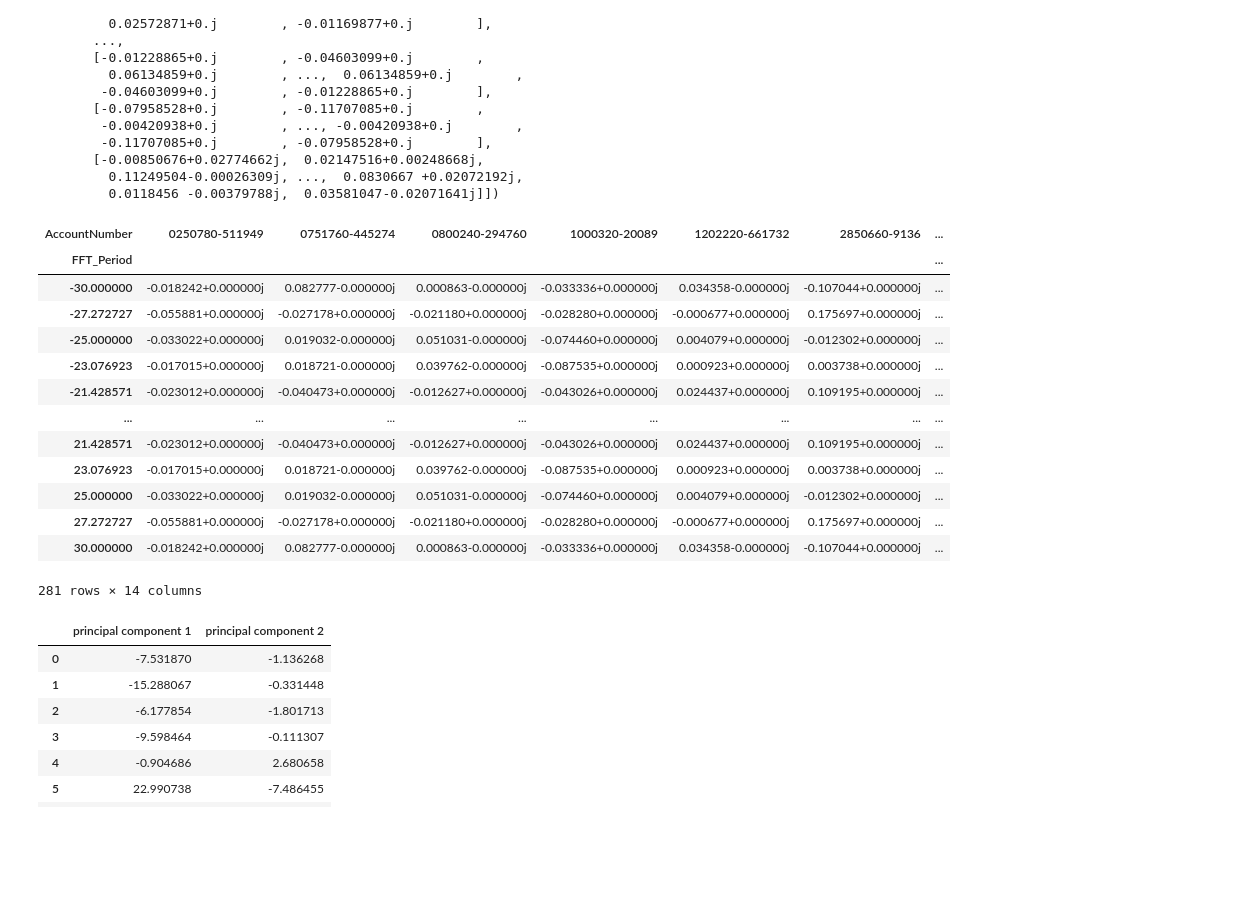
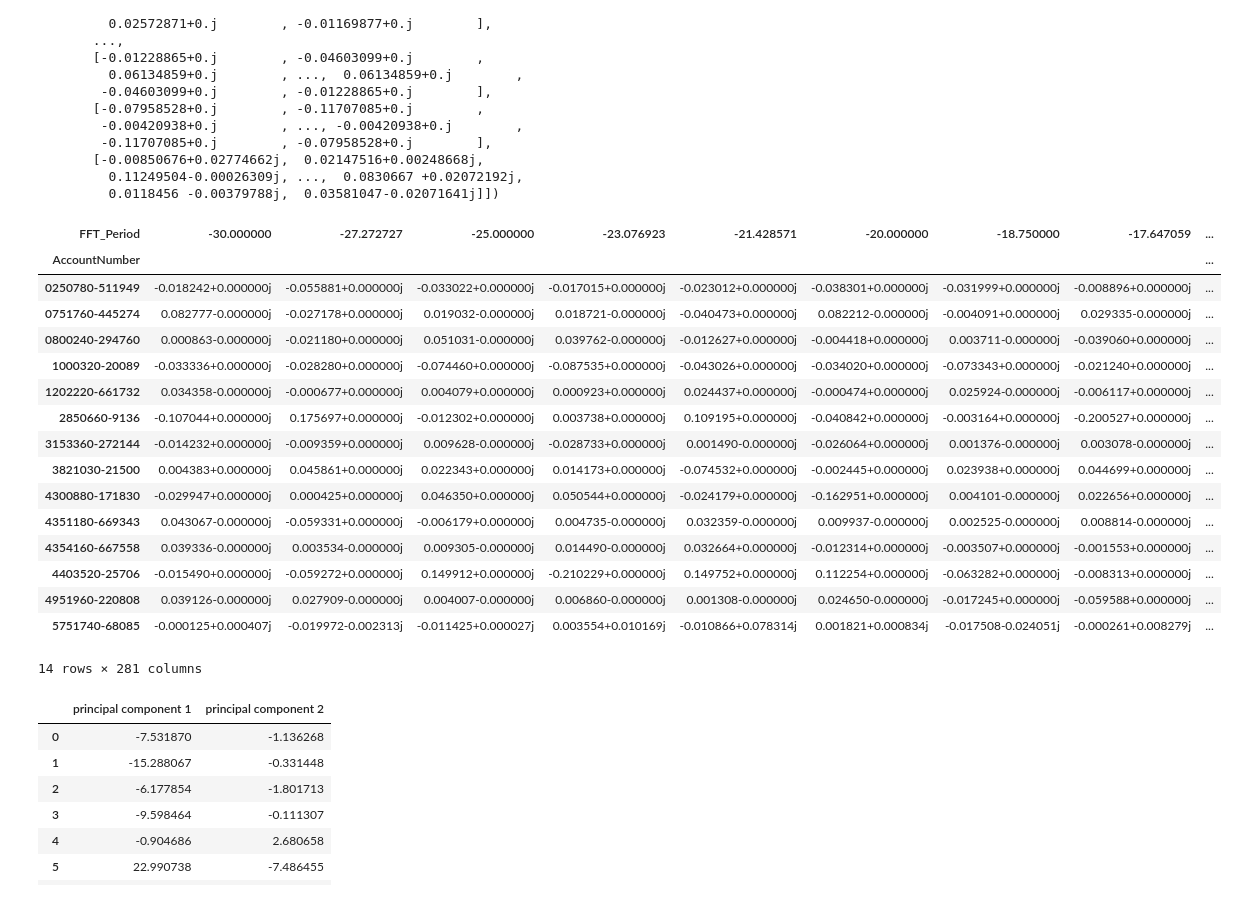
Before and after one commit to Starfarmer2/DIIG_Aquatrax_F23, a Jupyter notebook: src/Small_Leaks/PCA_Caroline.ipynb, the cells around one changed output. Drawn from its saved outputs; the diff is of its cells as text; code cells hidden in the pictures; blank space fills up the shorter version.

```diff
--- a/src/Small_Leaks/PCA_Caroline.ipynb
+++ b/src/Small_Leaks/PCA_Caroline.ipynb
@@ -358,23 +358,26 @@ array([[ 0.06399779+0.j        ,  0.07058377+0.j        ,
          0.0118456 -0.00379788j,  0.03581047-0.02071641j]])
 # %%
 final_data = feature_vector.transpose()*normalized_df.transpose()
-final_data
+final_data.transpose()
 #idk if this is right. Need to relable the column names too I think
 # %% [output]
-| AccountNumber | 0250780-511949 | 0751760-445274 | 0800240-294760 | 1000320-20089 | 1202220-661732 | 2850660-9136 | ... |
-| FFT_Period |  |  |  |  |  |  | ... |
-| -30.000000 | -0.018242+0.000000j | 0.082777-0.000000j | 0.000863-0.000000j | -0.033336+0.000000j | 0.034358-0.000000j | -0.107044+0.000000j | ... |
-| -27.272727 | -0.055881+0.000000j | -0.027178+0.000000j | -0.021180+0.000000j | -0.028280+0.000000j | -0.000677+0.000000j | 0.175697+0.000000j | ... |
-| -25.000000 | -0.033022+0.000000j | 0.019032-0.000000j | 0.051031-0.000000j | -0.074460+0.000000j | 0.004079+0.000000j | -0.012302+0.000000j | ... |
-| -23.076923 | -0.017015+0.000000j | 0.018721-0.000000j | 0.039762-0.000000j | -0.087535+0.000000j | 0.000923+0.000000j | 0.003738+0.000000j | ... |
-| -21.428571 | -0.023012+0.000000j | -0.040473+0.000000j | -0.012627+0.000000j | -0.043026+0.000000j | 0.024437+0.000000j | 0.109195+0.000000j | ... |
-| ... | ... | ... | ... | ... | ... | ... | ... |
-| 21.428571 | -0.023012+0.000000j | -0.040473+0.000000j | -0.012627+0.000000j | -0.043026+0.000000j | 0.024437+0.000000j | 0.109195+0.000000j | ... |
-| 23.076923 | -0.017015+0.000000j | 0.018721-0.000000j | 0.039762-0.000000j | -0.087535+0.000000j | 0.000923+0.000000j | 0.003738+0.000000j | ... |
-| 25.000000 | -0.033022+0.000000j | 0.019032-0.000000j | 0.051031-0.000000j | -0.074460+0.000000j | 0.004079+0.000000j | -0.012302+0.000000j | ... |
-| 27.272727 | -0.055881+0.000000j | -0.027178+0.000000j | -0.021180+0.000000j | -0.028280+0.000000j | -0.000677+0.000000j | 0.175697+0.000000j | ... |
-| 30.000000 | -0.018242+0.000000j | 0.082777-0.000000j | 0.000863-0.000000j | -0.033336+0.000000j | 0.034358-0.000000j | -0.107044+0.000000j | ... |
+| FFT_Period | -30.000000 | -27.272727 | -25.000000 | -23.076923 | -21.428571 | -20.000000 | -18.750000 | -17.647059 | ... |
+| AccountNumber |  |  |  |  |  |  |  |  | ... |
+| 0250780-511949 | -0.018242+0.000000j | -0.055881+0.000000j | -0.033022+0.000000j | -0.017015+0.000000j | -0.023012+0.000000j | -0.038301+0.000000j | -0.031999+0.000000j | -0.008896+0.000000j | ... |
+| 0751760-445274 | 0.082777-0.000000j | -0.027178+0.000000j | 0.019032-0.000000j | 0.018721-0.000000j | -0.040473+0.000000j | 0.082212-0.000000j | -0.004091+0.000000j | 0.029335-0.000000j | ... |
+| 0800240-294760 | 0.000863-0.000000j | -0.021180+0.000000j | 0.051031-0.000000j | 0.039762-0.000000j | -0.012627+0.000000j | -0.004418+0.000000j | 0.003711-0.000000j | -0.039060+0.000000j | ... |
+| 1000320-20089 | -0.033336+0.000000j | -0.028280+0.000000j | -0.074460+0.000000j | -0.087535+0.000000j | -0.043026+0.000000j | -0.034020+0.000000j | -0.073343+0.000000j | -0.021240+0.000000j | ... |
+| 1202220-661732 | 0.034358-0.000000j | -0.000677+0.000000j | 0.004079+0.000000j | 0.000923+0.000000j | 0.024437+0.000000j | -0.000474+0.000000j | 0.025924-0.000000j | -0.006117+0.000000j | ... |
+| 2850660-9136 | -0.107044+0.000000j | 0.175697+0.000000j | -0.012302+0.000000j | 0.003738+0.000000j | 0.109195+0.000000j | -0.040842+0.000000j | -0.003164+0.000000j | -0.200527+0.000000j | ... |
+| 3153360-272144 | -0.014232+0.000000j | -0.009359+0.000000j | 0.009628-0.000000j | -0.028733+0.000000j | 0.001490-0.000000j | -0.026064+0.000000j | 0.001376-0.000000j | 0.003078-0.000000j | ... |
+| 3821030-21500 | 0.004383+0.000000j | 0.045861+0.000000j | 0.022343+0.000000j | 0.014173+0.000000j | -0.074532+0.000000j | -0.002445+0.000000j | 0.023938+0.000000j | 0.044699+0.000000j | ... |
+| 4300880-171830 | -0.029947+0.000000j | 0.000425+0.000000j | 0.046350+0.000000j | 0.050544+0.000000j | -0.024179+0.000000j | -0.162951+0.000000j | 0.004101-0.000000j | 0.022656+0.000000j | ... |
+| 4351180-669343 | 0.043067-0.000000j | -0.059331+0.000000j | -0.006179+0.000000j | 0.004735-0.000000j | 0.032359-0.000000j | 0.009937-0.000000j | 0.002525-0.000000j | 0.008814-0.000000j | ... |
+| 4354160-667558 | 0.039336-0.000000j | 0.003534-0.000000j | 0.009305-0.000000j | 0.014490-0.000000j | 0.032664+0.000000j | -0.012314+0.000000j | -0.003507+0.000000j | -0.001553+0.000000j | ... |
+| 4403520-25706 | -0.015490+0.000000j | -0.059272+0.000000j | 0.149912+0.000000j | -0.210229+0.000000j | 0.149752+0.000000j | 0.112254+0.000000j | -0.063282+0.000000j | -0.008313+0.000000j | ... |
+| 4951960-220808 | 0.039126-0.000000j | 0.027909-0.000000j | 0.004007-0.000000j | 0.006860-0.000000j | 0.001308-0.000000j | 0.024650-0.000000j | -0.017245+0.000000j | -0.059588+0.000000j | ... |
+| 5751740-68085 | -0.000125+0.000407j | -0.019972-0.002313j | -0.011425+0.000027j | 0.003554+0.010169j | -0.010866+0.078314j | 0.001821+0.000834j | -0.017508-0.024051j | -0.000261+0.008279j | ... |
-281 rows × 14 columns
+14 rows × 281 columns
 # %%
 from sklearn.decomposition import PCA
 #this is the PCA I tried doing using sklearn, which looks really different
```
